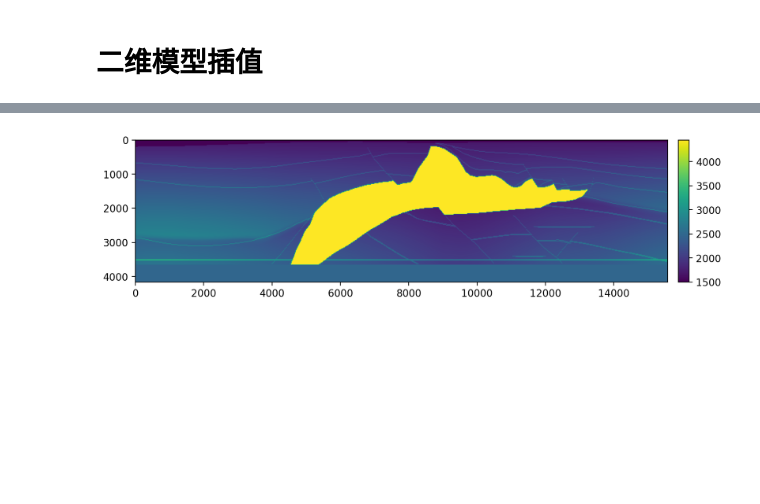
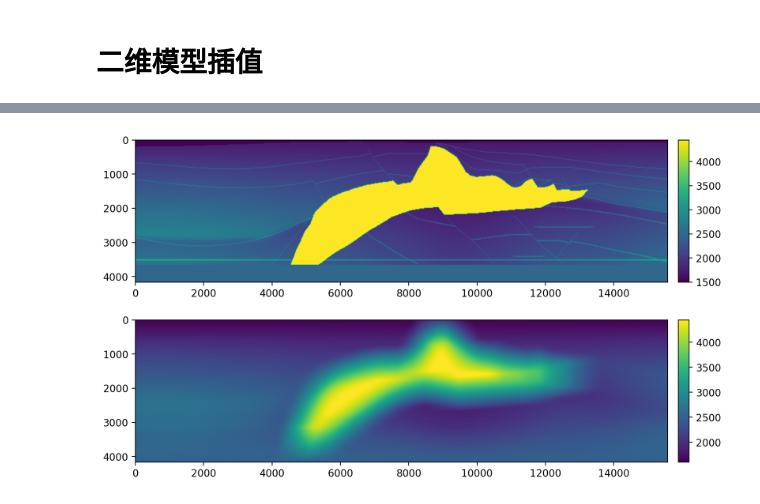
Before and after one commit to Liuyaguangzz/SEG_EAGE_Salt_3D_model_pyvista, a Jupyter notebook: seg-eage-3d-model-2d-interp.ipynb, the cells around one changed output, grey strips where cells are left out. Drawn from its saved outputs; the diff is of its cells as text; code cells hidden in the pictures; blank space fills up the shorter version.

Commit message:
Smooth model

```diff
--- a/seg-eage-3d-model-2d-interp.ipynb
+++ b/seg-eage-3d-model-2d-interp.ipynb
@@ -29,22 +50,30 @@ interp=RegularGridInterpolator((z,x),vel,method='linear')
 # %%
 dx_interp=1
 nz_interp=int(zlenth/dx_interp)+1
 nx_interp=int(xlenth/dx_interp)+1
 zp=np.linspace(0,zlenth,nz_interp)
 xp=np.linspace(0,xlenth,nx_interp)
 zpg,xpg=np.meshgrid(zp,xp,indexing='ij')
 vel_interp=interp((zpg,xpg))
-fig=plt.figure(figsize=(10,10),dpi=200)
-ax=fig.add_subplot(1,1,1)
-im=ax.imshow(vel_interp)
-ax_divider=make_axes_locatable(ax)
-cax=ax_divider.append_axes('right',size='2%',pad='2%')
-fig.colorbar(im,cax=cax)
+fig=plt.figure(figsize=(10,6),dpi=200)
+ax1=fig.add_subplot(2,1,1)
+im1=ax1.imshow(vel_interp)
+ax_divider1=make_axes_locatable(ax1)
+cax1=ax_divider1.append_axes('right',size='2%',pad='2%')
+fig.colorbar(im1,cax=cax1)
 np.save(f'SEG-Salt-3D-Model-2D-Sclice-aa-interp-{dx_interp}m-{vel_interp.shape[0]}-{vel_interp.shape[1]}',vel_interp)
 np.savetxt(f'SEG-Salt-3D-Model-2D-Sclice-aa-interp-{dx_interp}m-{vel_interp.shape[0]}-{vel_interp.shape[1]}.csv',vel_interp)
 vel_interp.T.astype('float32').tofile(f'SEG-Salt-3D-Model-2D-Sclice-aa-interp-{dx_interp}m-{vel_interp.shape[0]}-{vel_interp.shape[1]}.bin')
+vel_interp_smooth=savgol_filter(vel_interp,1000,1,axis=0,mode='nearest')
+vel_interp_smooth=savgol_filter(vel_interp_smooth,1000,1,axis=1,mode='nearest')
+ax2=fig.add_subplot(2,1,2)
+im2=ax2.imshow(vel_interp_smooth)
+ax_divider2=make_axes_locatable(ax2)
+cax2=ax_divider2.append_axes('right',size='2%',pad='2%')
+fig.colorbar(im2,cax=cax2)
+vel_interp_smooth.T.astype('float32').tofile(f'SEG-Salt-3D-Model-2D-Sclice-aa-interp-{dx_interp}m-{vel_interp.shape[0]}-{vel_interp.shape[1]}-smooth.bin')
 # %% [output]
-[figure, old version]
+[figure, new version]
 # %%
 dx_interp=2
 nz_interp=int(zlenth/dx_interp)+1
```
Also changed, not shown: parts of 6 cells of this notebook.
